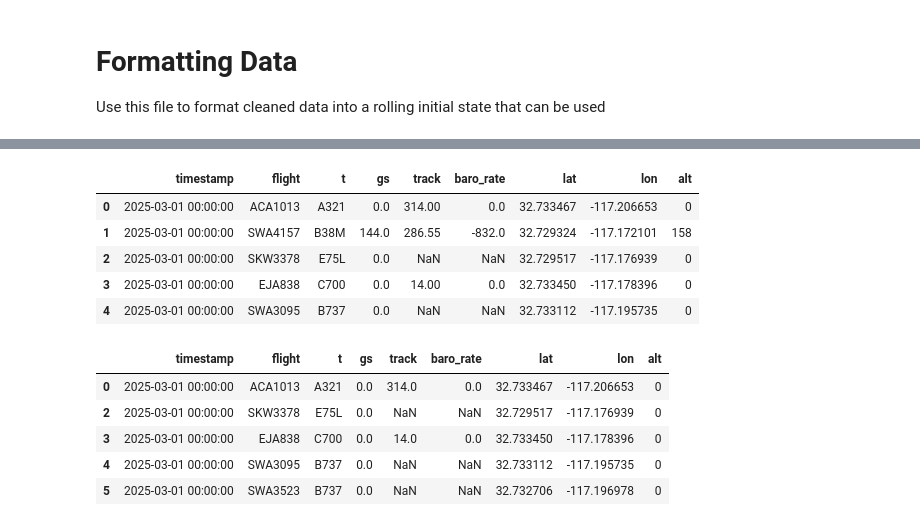
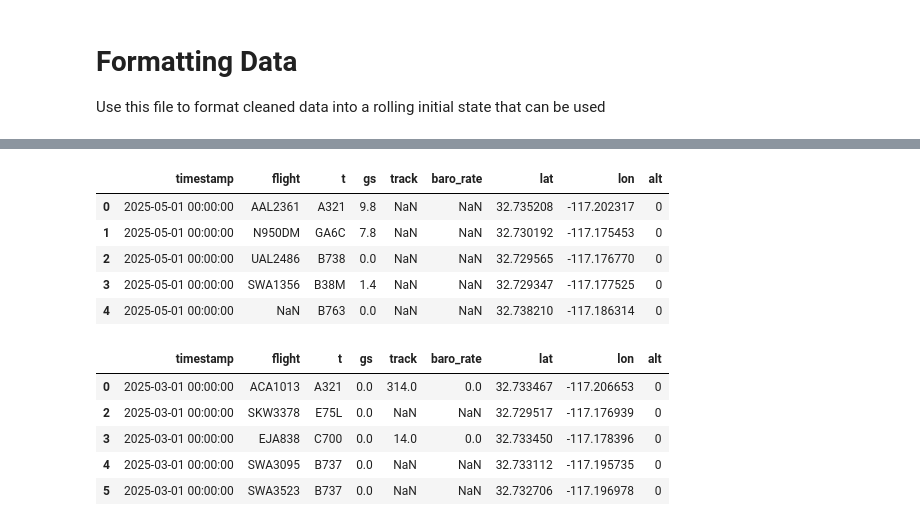
Before and after one commit to ghRevelle/pytc, a Jupyter notebook: Scripts/ProcessingScripts/initial_state_creator.ipynb, the cells around one changed output, grey strips where cells are left out. Cells and saved outputs as stored; diff of their text form; code cells hidden in the pictures.

```diff
--- a/Scripts/ProcessingScripts/initial_state_creator.ipynb
+++ b/Scripts/ProcessingScripts/initial_state_creator.ipynb
@@ -101,16 +102,16 @@ print(rolling_initial_state[-1])  # Display last state; should be a takeoff
 # %%
 # Add landing planes to rolling initial state
 
-aircraft = pd.read_csv('../../Data/AnalysisData/aircraft_cleaned_20250301.csv')
+aircraft = pd.read_csv('../../Data/AnalysisData/aircraft_cleaned_20250501.csv')
 
 aircraft.head()
 # %% [output]
 |  | timestamp | flight | t | gs | track | baro_rate | lat | lon | alt |
-| 0 | 2025-03-01 00:00:00 | ACA1013 | A321 | 0.0 | 314.00 | 0.0 | 32.733467 | -117.206653 | 0 |
-| 1 | 2025-03-01 00:00:00 | SWA4157 | B38M | 144.0 | 286.55 | -832.0 | 32.729324 | -117.172101 | 158 |
-| 2 | 2025-03-01 00:00:00 | SKW3378 | E75L | 0.0 | NaN | NaN | 32.729517 | -117.176939 | 0 |
-| 3 | 2025-03-01 00:00:00 | EJA838 | C700 | 0.0 | 14.00 | 0.0 | 32.733450 | -117.178396 | 0 |
-| 4 | 2025-03-01 00:00:00 | SWA3095 | B737 | 0.0 | NaN | NaN | 32.733112 | -117.195735 | 0 |
+| 0 | 2025-05-01 00:00:00 | AAL2361 | A321 | 9.8 | NaN | NaN | 32.735208 | -117.202317 | 0 |
+| 1 | 2025-05-01 00:00:00 | N950DM | GA6C | 7.8 | NaN | NaN | 32.730192 | -117.175453 | 0 |
+| 2 | 2025-05-01 00:00:00 | UAL2486 | B738 | 0.0 | NaN | NaN | 32.729565 | -117.176770 | 0 |
+| 3 | 2025-05-01 00:00:00 | SWA1356 | B38M | 1.4 | NaN | NaN | 32.729347 | -117.177525 | 0 |
+| 4 | 2025-05-01 00:00:00 | NaN | B763 | 0.0 | NaN | NaN | 32.738210 | -117.186314 | 0 |
 # %%
 
 # here, manually remove any entries that you don't want for the initial state
```
Also changed, not shown: parts of 9 cells of this notebook, 7 other files.
